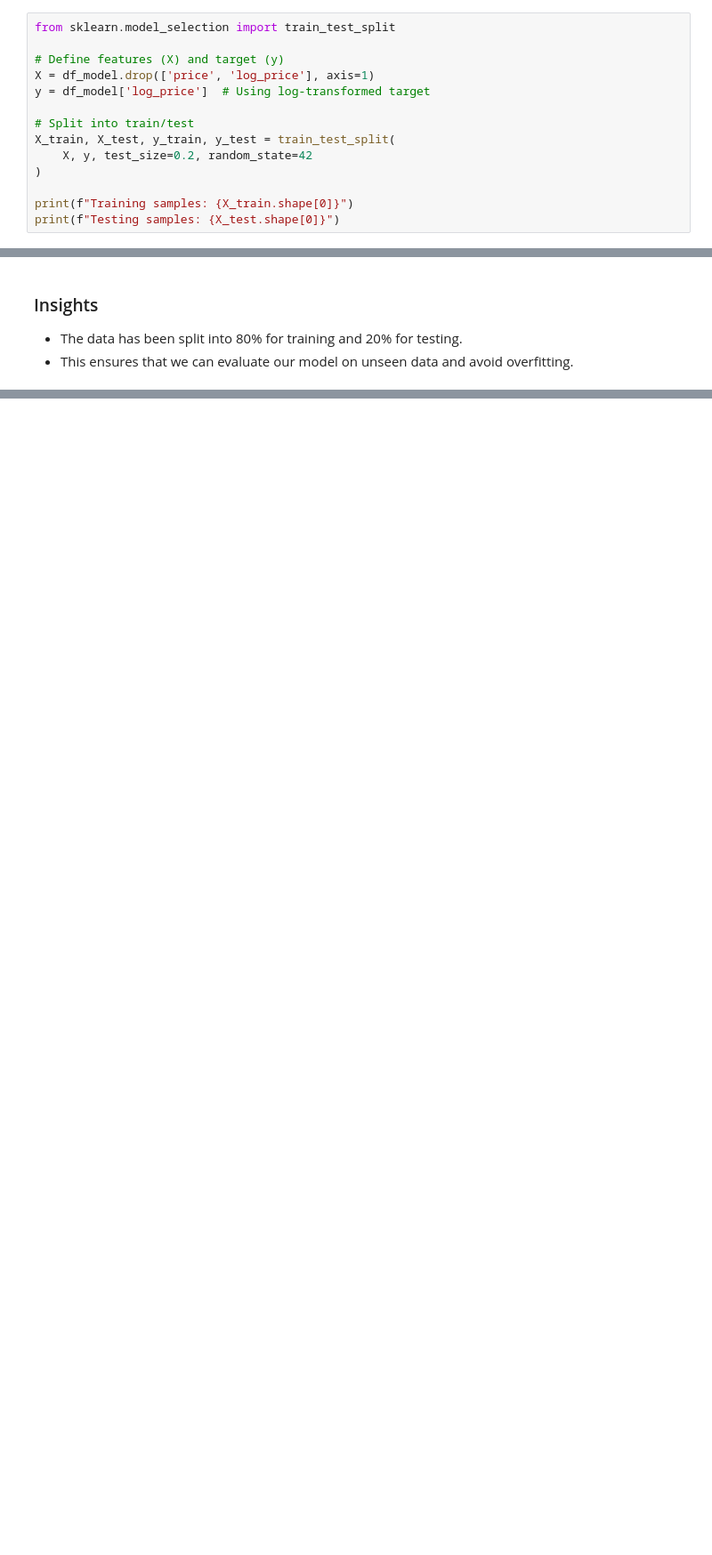
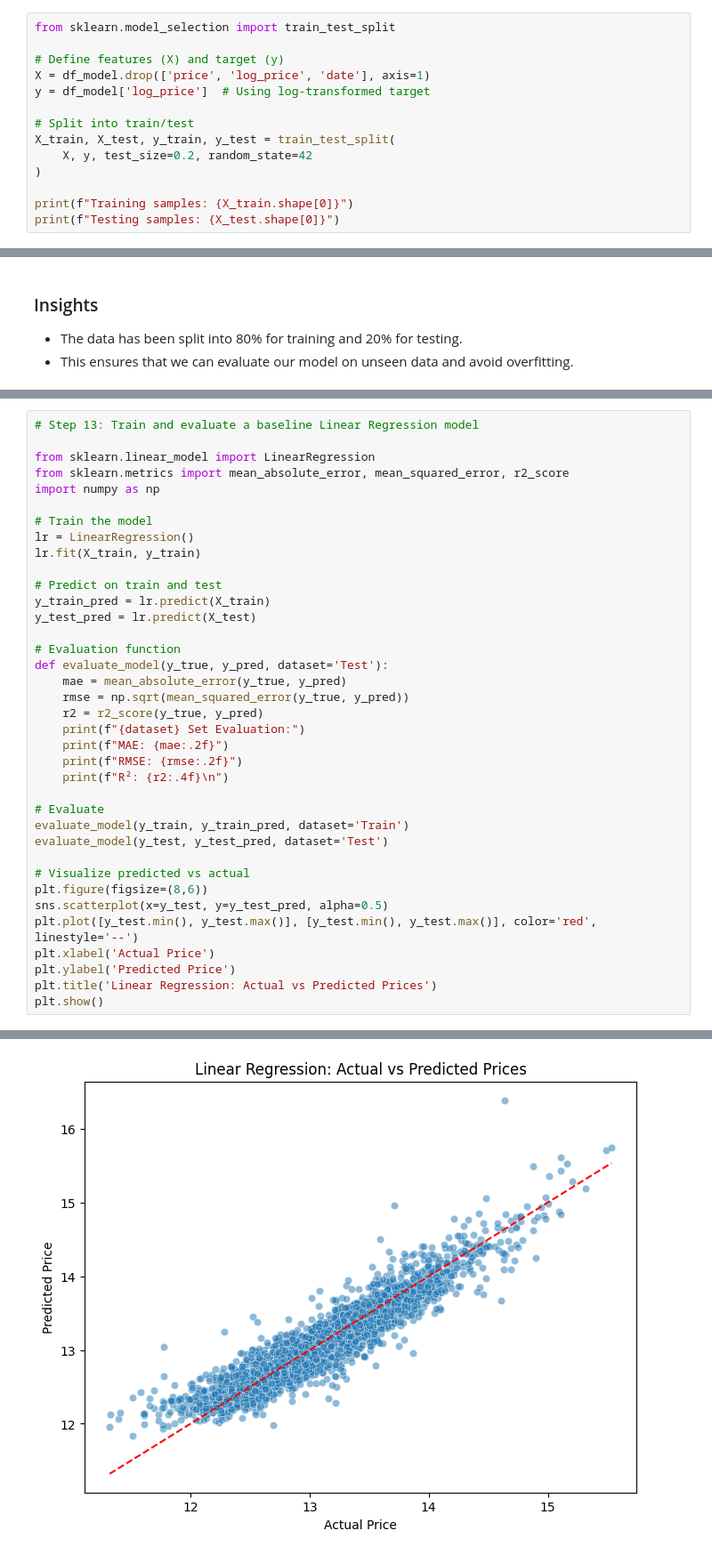
Before and after one commit to Yahia20/real-estate-price-prediction, a Jupyter notebook: notebooks/01-EDA-KingCounty.ipynb, the cells around one changed output, grey strips where cells are left out. Shown at 89% size. Cells and saved outputs as stored; diff of their text form; blank space fills up the shorter version.

Commit message:
Step 13: Trained baseline Linear Regression model and evaluated performance with visualizations

```diff
--- a/notebooks/01-EDA-KingCounty.ipynb
+++ b/notebooks/01-EDA-KingCounty.ipynb
@@ -334,7 +343,7 @@ We will now split the data into training and testing sets. This is essential for
 from sklearn.model_selection import train_test_split
 
 # Define features (X) and target (y)
-X = df_model.drop(['price', 'log_price'], axis=1)
+X = df_model.drop(['price', 'log_price', 'date'], axis=1)
 y = df_model['log_price']  # Using log-transformed target
 
 # Split into train/test
@@ -351,0 +372,38 @@ print(f"Testing samples: {X_test.shape[0]}")
+# %%
+# Step 13: Train and evaluate a baseline Linear Regression model
+
+from sklearn.linear_model import LinearRegression
+from sklearn.metrics import mean_absolute_error, mean_squared_error, r2_score
+import numpy as np
+
+# Train the model
+lr = LinearRegression()
+lr.fit(X_train, y_train)
+
+# Predict on train and test
+y_train_pred = lr.predict(X_train)
+y_test_pred = lr.predict(X_test)
+
+# Evaluation function
+def evaluate_model(y_true, y_pred, dataset='Test'):
+    mae = mean_absolute_error(y_true, y_pred)
+    rmse = np.sqrt(mean_squared_error(y_true, y_pred))
+    r2 = r2_score(y_true, y_pred)
+    print(f"{dataset} Set Evaluation:")
+    print(f"MAE: {mae:.2f}")
+    print(f"RMSE: {rmse:.2f}")
+    print(f"R²: {r2:.4f}\n")
+
+# Evaluate
+evaluate_model(y_train, y_train_pred, dataset='Train')
+evaluate_model(y_test, y_test_pred, dataset='Test')
+
+# Visualize predicted vs actual
+plt.figure(figsize=(8,6))
+sns.scatterplot(x=y_test, y=y_test_pred, alpha=0.5)
+plt.plot([y_test.min(), y_test.max()], [y_test.min(), y_test.max()], color='red', linestyle='--')
+plt.xlabel('Actual Price')
+plt.ylabel('Predicted Price')
+plt.title('Linear Regression: Actual vs Predicted Prices')
+plt.show()
+# %% [output]
@@ -351,0 +419 @@ print(f"Testing samples: {X_test.shape[0]}")
+[figure, added]
```
Also changed, not shown: parts of 5 cells of this notebook.
